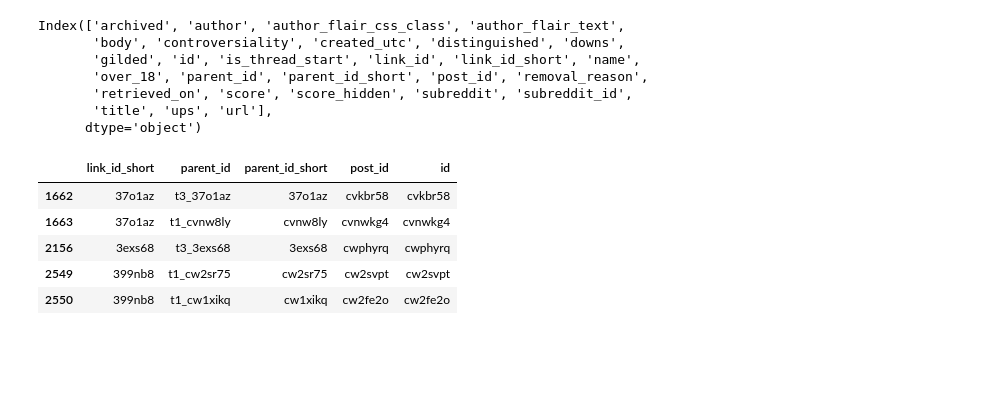
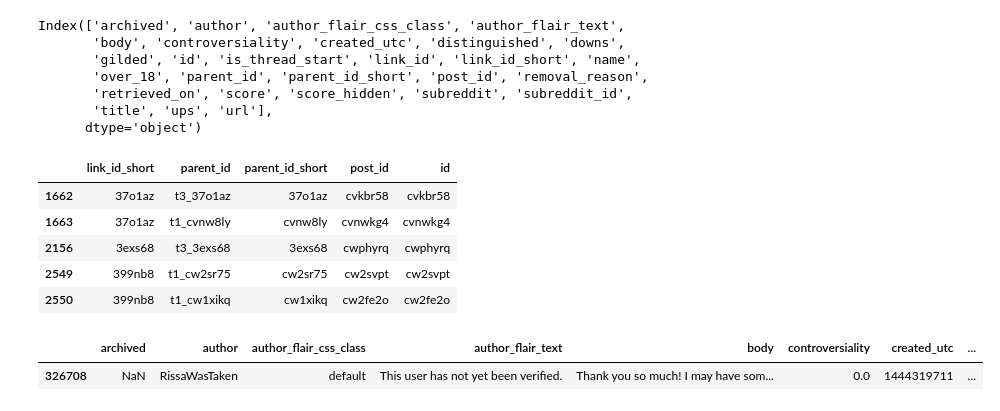
Before and after one commit to aus10powell/Automated-Health-Responses, a Jupyter notebook: notebooks/3_data_etl_functions.ipynb, the cells around one changed output. Drawn from its saved outputs; the diff is of its cells as text; code cells hidden in the pictures; blank space fills up the shorter version.

```diff
--- a/notebooks/3_data_etl_functions.ipynb
+++ b/notebooks/3_data_etl_functions.ipynb
@@ -242,3 +345,8 @@ df[].head()
 | 2156 | 3exs68 | t3_3exs68 | 3exs68 | cwphyrq | cwphyrq |
 | 2549 | 399nb8 | t1_cw2sr75 | cw2sr75 | cw2svpt | cw2svpt |
 | 2550 | 399nb8 | t1_cw1xikq | cw1xikq | cw2fe2o | cw2fe2o |
+# %%
+df[df['parent_id_short']=='cvnwkg4']
+# %% [output]
+|  | archived | author | author_flair_css_class | author_flair_text | body | controversiality | created_utc | ... |
+| 326708 | NaN | RissaWasTaken | default | This user has not yet been verified. | Thank you so much! I may have som... | 0.0 | 1444319711 | ... |
```
Also changed, not shown: parts of 9 cells of this notebook, 2 other files.
